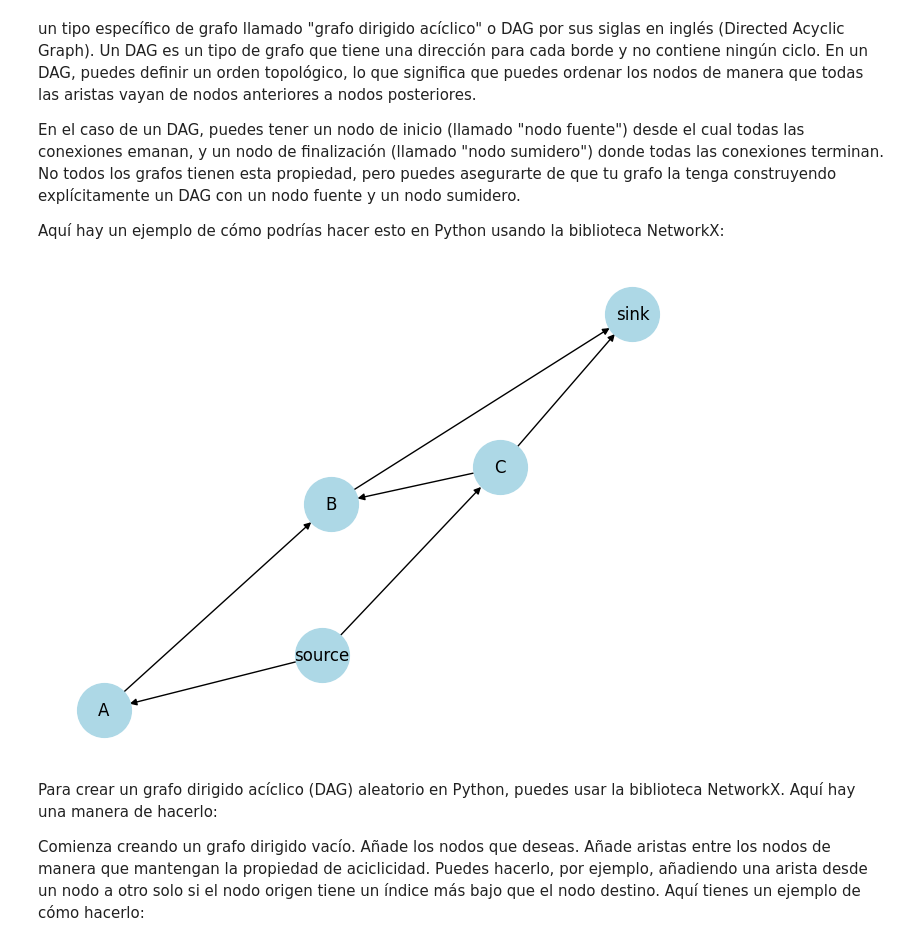
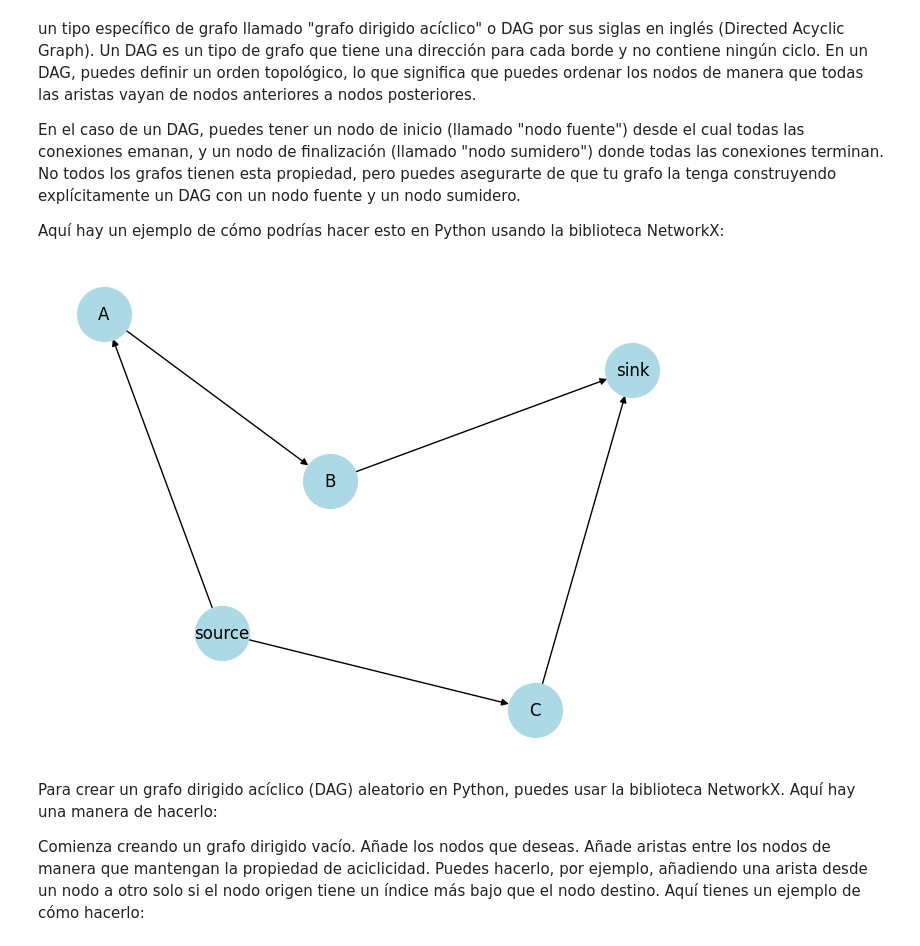
Before and after one commit to tintenderete/TFM, a Jupyter notebook: de_grafos_a_models_1.ipynb, the cells around one changed output. Cells and saved outputs as stored; diff of their text form; code cells hidden in the pictures.

```diff
--- a/de_grafos_a_models_1.ipynb
+++ b/de_grafos_a_models_1.ipynb
@@ -65,32 +65,26 @@ Aquí hay un ejemplo de cómo podrías hacer esto en Python usando la biblioteca
 # %%
 
 import networkx as nx
 import matplotlib.pyplot as plt
 
 # Crear un grafo dirigido
 G = nx.DiGraph()
 
-"""
+
 # Añadir nodos y bordes al grafo
 G.add_edge("source", "A")
 G.add_edge("A", "B")
 G.add_edge("B", "sink")
 G.add_edge("source", "C")
 G.add_edge("C", "sink")
-"""
-G.add_edge("source", "A")
-G.add_edge("A", "B")
-G.add_edge("C", "B")
-G.add_edge("B", "sink")
-G.add_edge("source", "C")
-G.add_edge("C", "sink")
+
 
 # Dibujar el grafo
 pos = nx.spring_layout(G)
 nx.draw(G, pos, with_labels=True, node_color='lightblue', node_size=1500)
 plt.show()
 # %% [output]
-[figure, old version]
+[figure, new version]
 # %% [markdown]
 Para crear un grafo dirigido acíclico (DAG) aleatorio en Python, puedes usar la biblioteca NetworkX. Aquí hay una manera de hacerlo:
 
```
Also changed, not shown: parts of 25 cells of this notebook.
